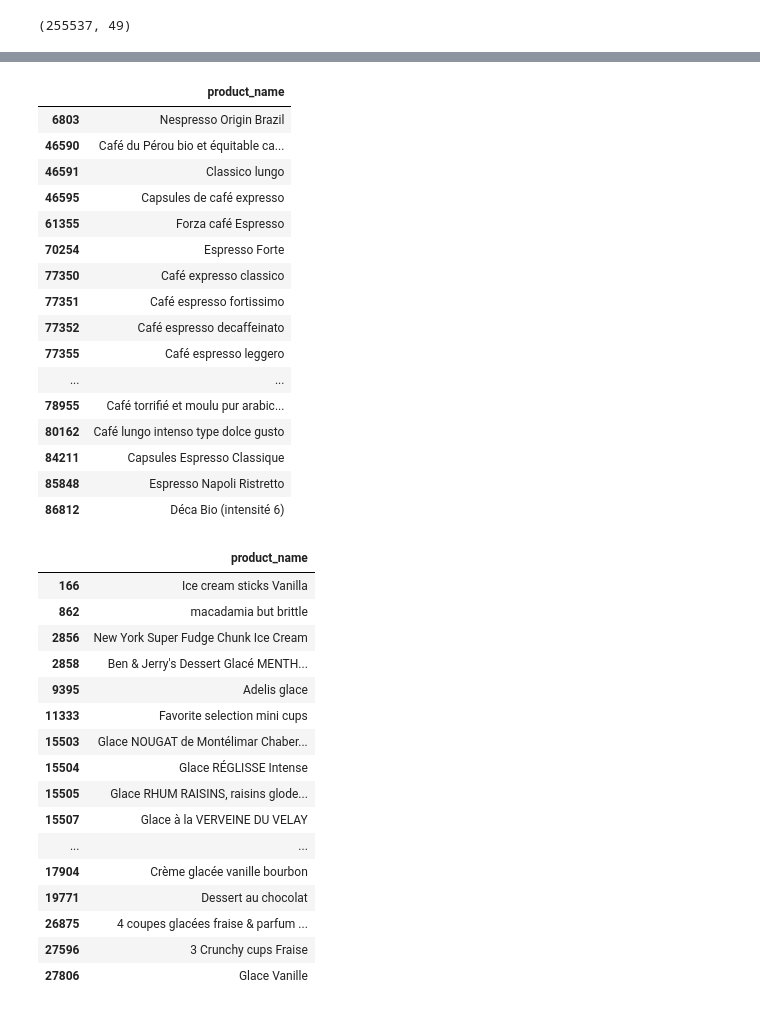
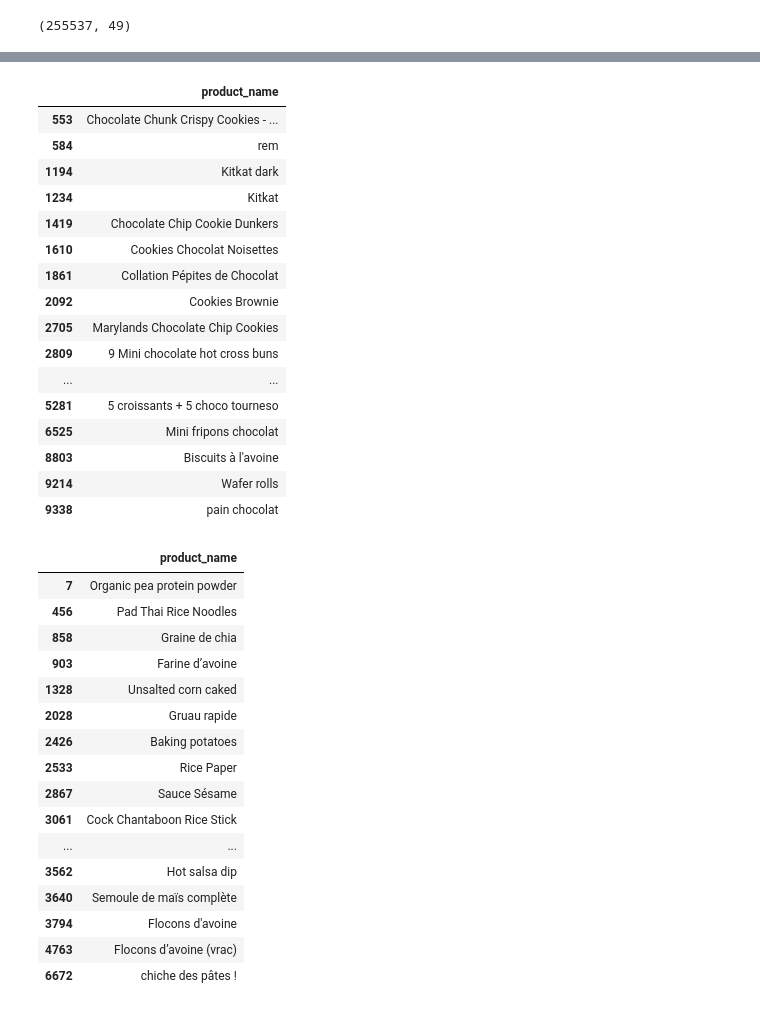
Before and after one commit to littlerobinson/foodstuffs_recommendation, a Jupyter notebook: notebooks/research_alex.ipynb, the cells around one changed output, grey strips where cells are left out. Saved outputs shown, nothing was run; the diff lists cells and outputs as text; code cells hidden in the pictures.

```diff
--- a/notebooks/research_alex.ipynb
+++ b/notebooks/research_alex.ipynb
@@ -993,4 +1050,4 @@ Inertia: [74509.85943038689, 67214.27912583356, 61814.82201236593, 58164.8198278
 # %%
- # Appliquer KMeans avec le meilleur nombre de clusters
-df_result= train_kmeans_with_manual_clusters(df=clean_data, n_clusters=625)
+# Appliquer KMeans avec le meilleur nombre de clusters
+df_result_svd = train_kmeans_with_manual_clusters(df=clean_data, n_clusters=525, encoding_method=encode_categorical_data_with_svd)
 # %% [output]
@@ -1077,41 +1177,41 @@ df_result[["product_name"]][df_result["cluster"] == 100].head(20)
 # %%
-df_result[["product_name"]][df_result["cluster"] == 20].head(20)
+df_result_svd[["product_name"]][df_result_svd["cluster"] == 20].head(20)
 # %% [output]
 |  | product_name |
-| 6803 | Nespresso Origin Brazil |
-| 46590 | Café du Pérou bio et équitable ca... |
-| 46591 | Classico lungo |
-| 46595 | Capsules de café expresso |
-| 61355 | Forza café Espresso |
-| 70254 | Espresso Forte |
-| 77350 | Café expresso classico |
-| 77351 | Café espresso fortissimo |
-| 77352 | Café espresso decaffeinato |
-| 77355 | Café espresso leggero |
+| 553 | Chocolate Chunk Crispy Cookies - ... |
+| 584 | rem |
+| 1194 | Kitkat dark |
+| 1234 | Kitkat |
+| 1419 | Chocolate Chip Cookie Dunkers |
+| 1610 | Cookies Chocolat Noisettes |
+| 1861 | Collation Pépites de Chocolat |
+| 2092 | Cookies Brownie |
+| 2705 | Marylands Chocolate Chip Cookies |
+| 2809 | 9 Mini chocolate hot cross buns |
 | ... | ... |
-| 78955 | Café torrifié et moulu pur arabic... |
-| 80162 | Café lungo intenso type dolce gusto |
-| 84211 | Capsules Espresso Classique |
-| 85848 | Espresso Napoli Ristretto |
-| 86812 | Déca Bio (intensité 6) |
+| 5281 | 5 croissants + 5 choco tourneso |
+| 6525 | Mini fripons chocolat |
+| 8803 | Biscuits à l'avoine |
+| 9214 | Wafer rolls |
+| 9338 | pain chocolat |
 # %%
-df_result[["product_name"]][df_result["cluster"] == 169].head(20)
+df_result_svd[["product_name"]][df_result_svd["cluster"] == 169].head(20)
 # %% [output]
 |  | product_name |
-| 166 | Ice cream sticks Vanilla |
-| 862 | macadamia but brittle |
-| 2856 | New York Super Fudge Chunk Ice Cream |
-| 2858 | Ben & Jerry's Dessert Glacé MENTH... |
-| 9395 | Adelis glace |
-| 11333 | Favorite selection mini cups |
-| 15503 | Glace NOUGAT de Montélimar Chaber... |
-| 15504 | Glace RÉGLISSE Intense |
-| 15505 | Glace RHUM RAISINS, raisins glode... |
-| 15507 | Glace à la VERVEINE DU VELAY |
+| 7 | Organic pea protein powder |
+| 456 | Pad Thai Rice Noodles |
+| 858 | Graine de chia |
+| 903 | Farine d’avoine |
+| 1328 | Unsalted corn caked |
+| 2028 | Gruau rapide |
+| 2426 | Baking potatoes |
+| 2533 | Rice Paper |
+| 2867 | Sauce Sésame |
+| 3061 | Cock Chantaboon Rice Stick |
 | ... | ... |
-| 17904 | Crème glacée vanille bourbon |
-| 19771 | Dessert au chocolat |
-| 26875 | 4 coupes glacées fraise & parfum ... |
-| 27596 | 3 Crunchy cups Fraise |
-| 27806 | Glace Vanille |
+| 3562 | Hot salsa dip |
+| 3640 | Semoule de maïs complète |
+| 3794 | Flocons d'avoine |
+| 4763 | Flocons d’avoine (vrac) |
+| 6672 | chiche des pâtes ! |
 # %%
```
Also changed, not shown: parts of 14 cells of this notebook.
